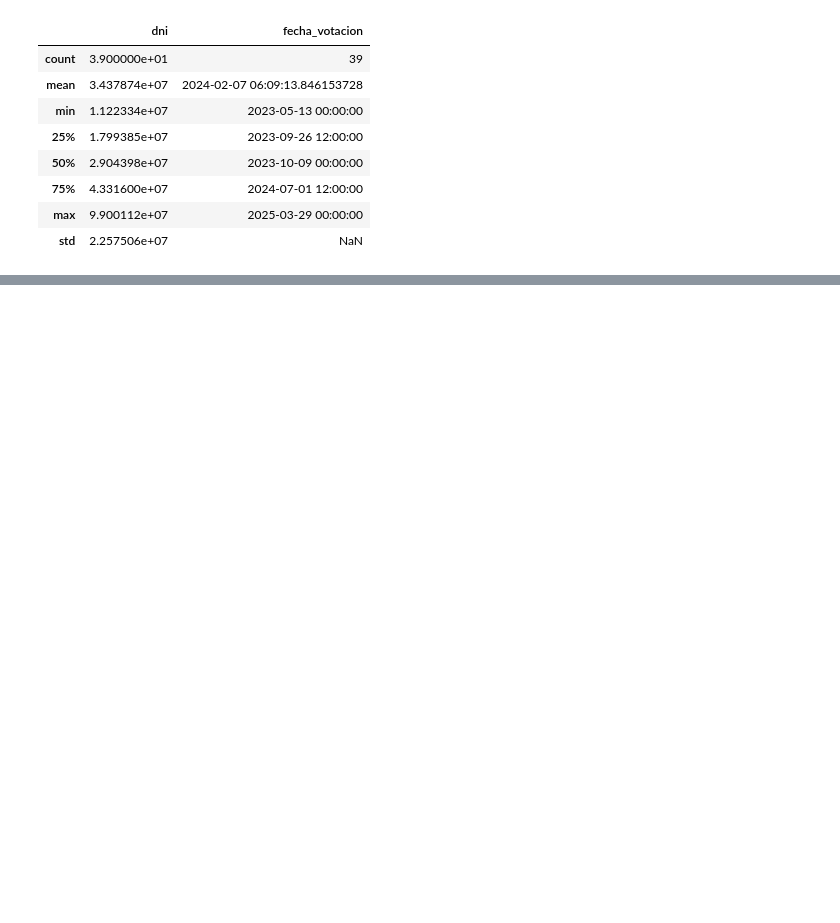
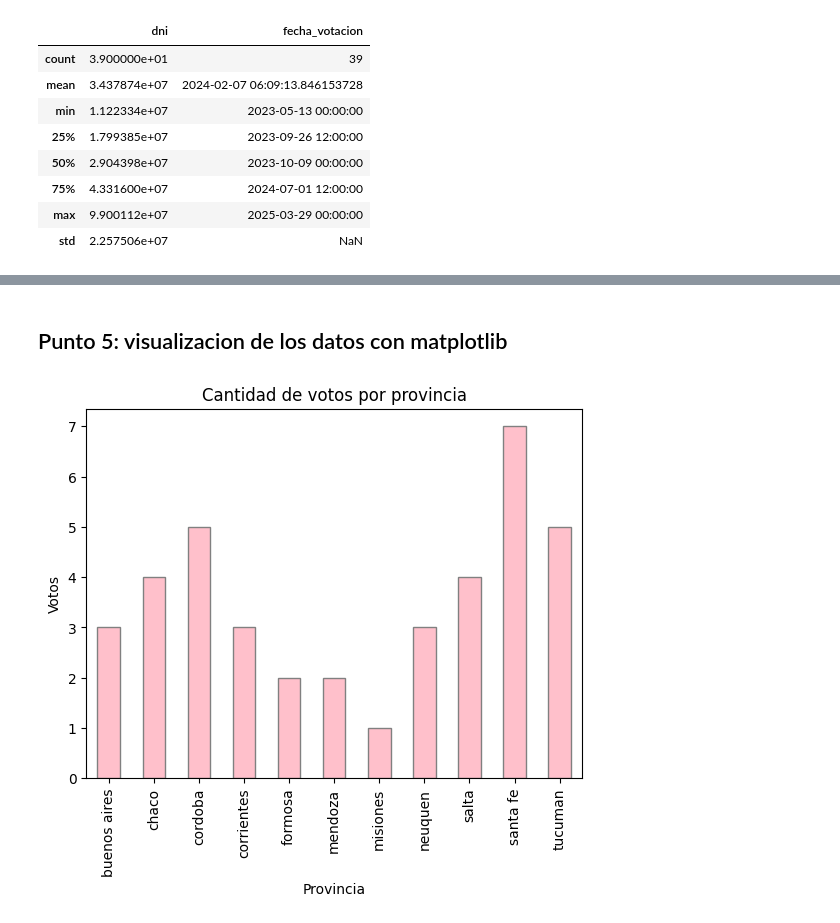
Before and after one commit to nazaquino98/parcial1_tlp3_nazarena_aquino, a Jupyter notebook: main (4).ipynb, the cells around one changed output, grey strips where cells are left out. Drawn from its saved outputs; the diff is of its cells as text; code cells hidden in the pictures; blank space fills up the shorter version.

Commit message:
visualizacion de los datos con matplotlib

```diff
--- a/main (4).ipynb
+++ b/main (4).ipynb
@@ -301,0 +340,18 @@ df.describe()
+# %% [markdown]
+## Punto 5: visualizacion de los datos con matplotlib
+# %%
+import matplotlib.pyplot as plt
+
+voto_por_provincia = df.groupby("provincia")["voto"].count()
+
+voto_por_provincia.plot(kind="bar", color="pink", edgecolor="gray")
+
+plt.title("Cantidad de votos por provincia")
+
+plt.xlabel("Provincia")
+
+plt.ylabel("Votos")
+
+plt.show()
+# %% [output]
+[figure, added]
```
Also changed, not shown: parts of 3 cells of this notebook.
